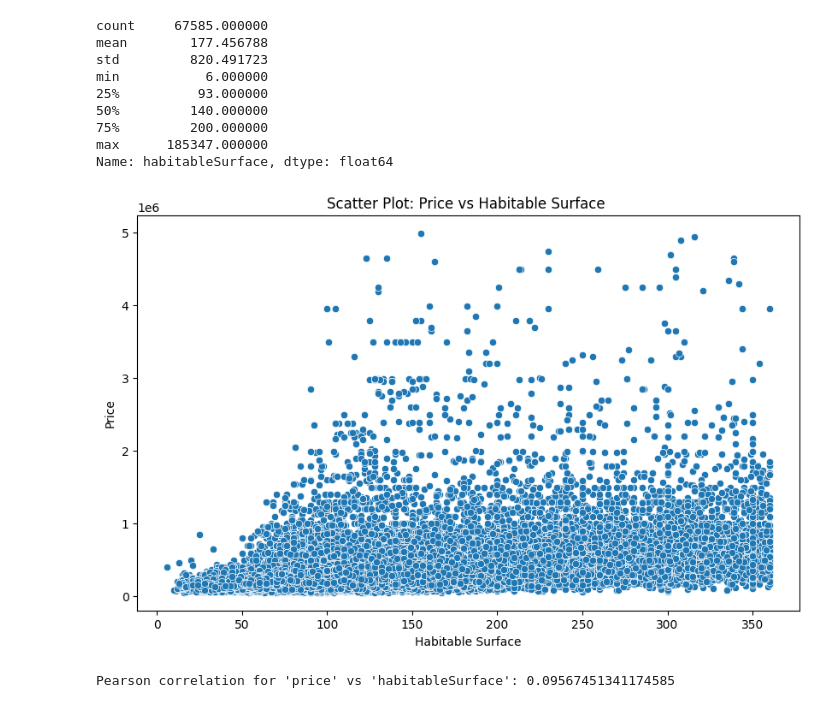
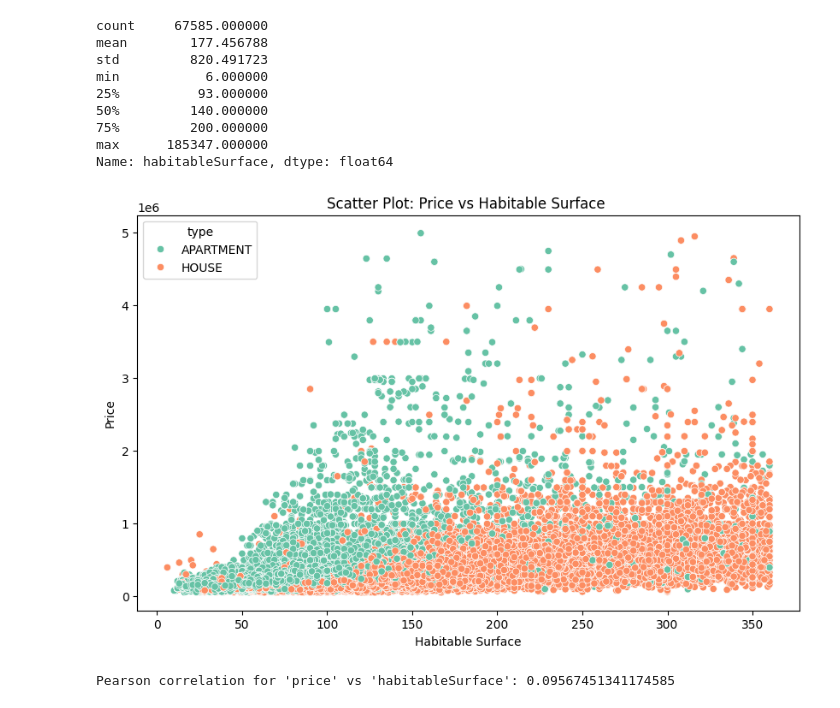
Before and after one commit to hermstefanny/immo-eliza-analysis, a Jupyter notebook: eda_draft.ipynb, the cells around one changed output. Cells and saved outputs as stored; diff of their text form; code cells hidden in the pictures.

```diff
--- a/eda_draft.ipynb
+++ b/eda_draft.ipynb
@@ -296,18 +451,18 @@ min           6.000000
 max      185347.000000
 Name: habitableSurface, dtype: float64
 # %%
-df_surface = df_encoded[['habitableSurface', 'price']]
+df_surface = df_encoded[['habitableSurface', 'price', 'type', 'subtype']]
 # %%
 df_surface_wo_out = remove_outliers_iqr(df_surface, 'habitableSurface')
 # %%
 plt.figure(figsize=(10, 6))
-sns.scatterplot(data=df_surface_wo_out, x='habitableSurface', y='price')
+sns.scatterplot(data=df_surface_wo_out, x='habitableSurface', y='price',  hue='type', palette='Set2' )
 plt.title('Scatter Plot: Price vs Habitable Surface ')
 plt.xlabel('Habitable Surface')
 plt.ylabel('Price')
 plt.show()
 # %% [output]
-[figure, old version]
+[figure, new version]
 # %%
 correlation_surface= df_encoded['habitableSurface'].corr(df_encoded['price'])
 print(f"Pearson correlation for 'price' vs 'habitableSurface': {correlation_surface}")
```
Also changed, not shown: parts of 22 cells of this notebook.
